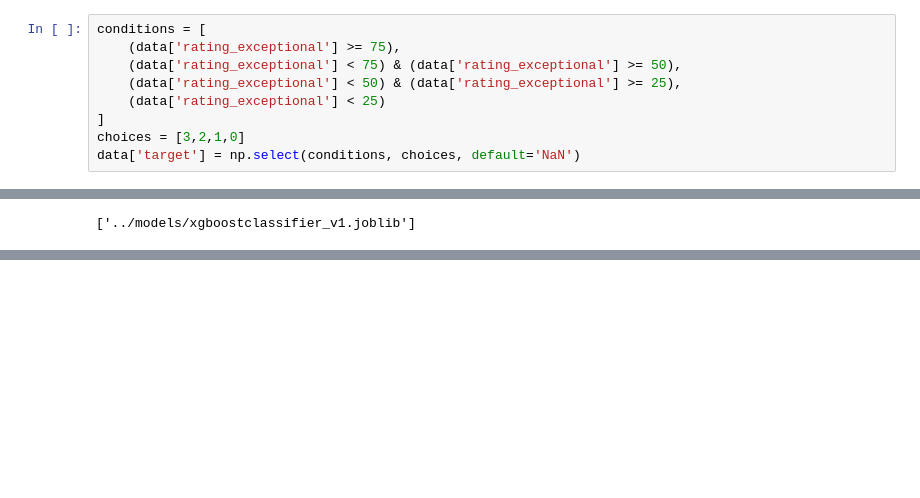
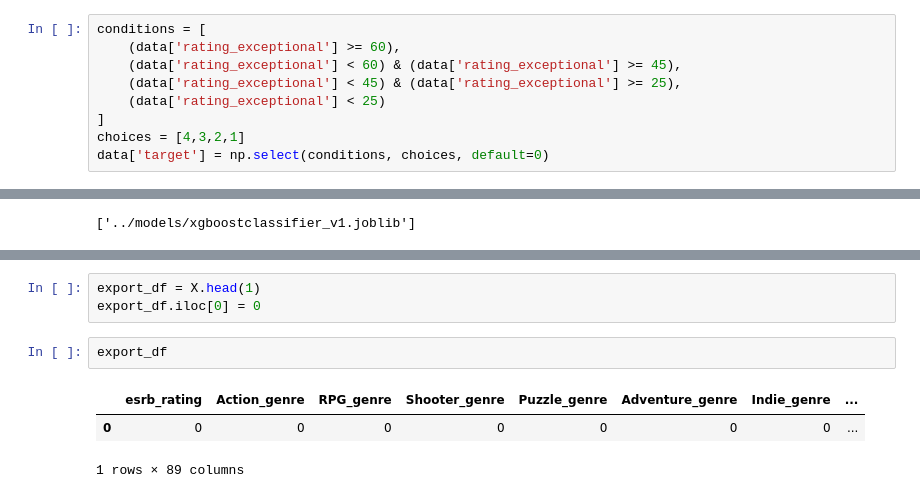
Before and after one commit to GetGubbz/Video-Game-Capstone, a Jupyter notebook: notebooks/RAWG_Modeling_Notebook.ipynb, the cells around one changed output, grey strips where cells are left out. Drawn from its saved outputs; the diff is of its cells as text; blank space fills up the shorter version.

```diff
--- a/notebooks/RAWG_Modeling_Notebook.ipynb
+++ b/notebooks/RAWG_Modeling_Notebook.ipynb
@@ -52,13 +64,13 @@ def remove_string(list_str):
 ## Creating Target
 # %%
 conditions = [
-    (data['rating_exceptional'] >= 75),
-    (data['rating_exceptional'] < 75) & (data['rating_exceptional'] >= 50),
-    (data['rating_exceptional'] < 50) & (data['rating_exceptional'] >= 25),
+    (data['rating_exceptional'] >= 60),
+    (data['rating_exceptional'] < 60) & (data['rating_exceptional'] >= 45),
+    (data['rating_exceptional'] < 45) & (data['rating_exceptional'] >= 25),
     (data['rating_exceptional'] < 25)
 ]
-choices = [3,2,1,0]
-data['target'] = np.select(conditions, choices, default='NaN')
+choices = [4,3,2,1]
+data['target'] = np.select(conditions, choices, default=0)
 # %%
 data
 # %% [output]
@@ -128,0 +234,9 @@ joblib.dump(pipe, '../models/xgboostclassifier_v1.joblib')
+# %%
+export_df = X.head(1)
+export_df.iloc[0] = 0
+# %%
+export_df
+# %% [output]
+|  | esrb_rating | Action_genre | RPG_genre | Shooter_genre | Puzzle_genre | Adventure_genre | Indie_genre | ... |
+| 0 | 0 | 0 | 0 | 0 | 0 | 0 | 0 | ... |
+1 rows × 89 columns
```
Also changed, not shown: parts of 36 cells of this notebook.
